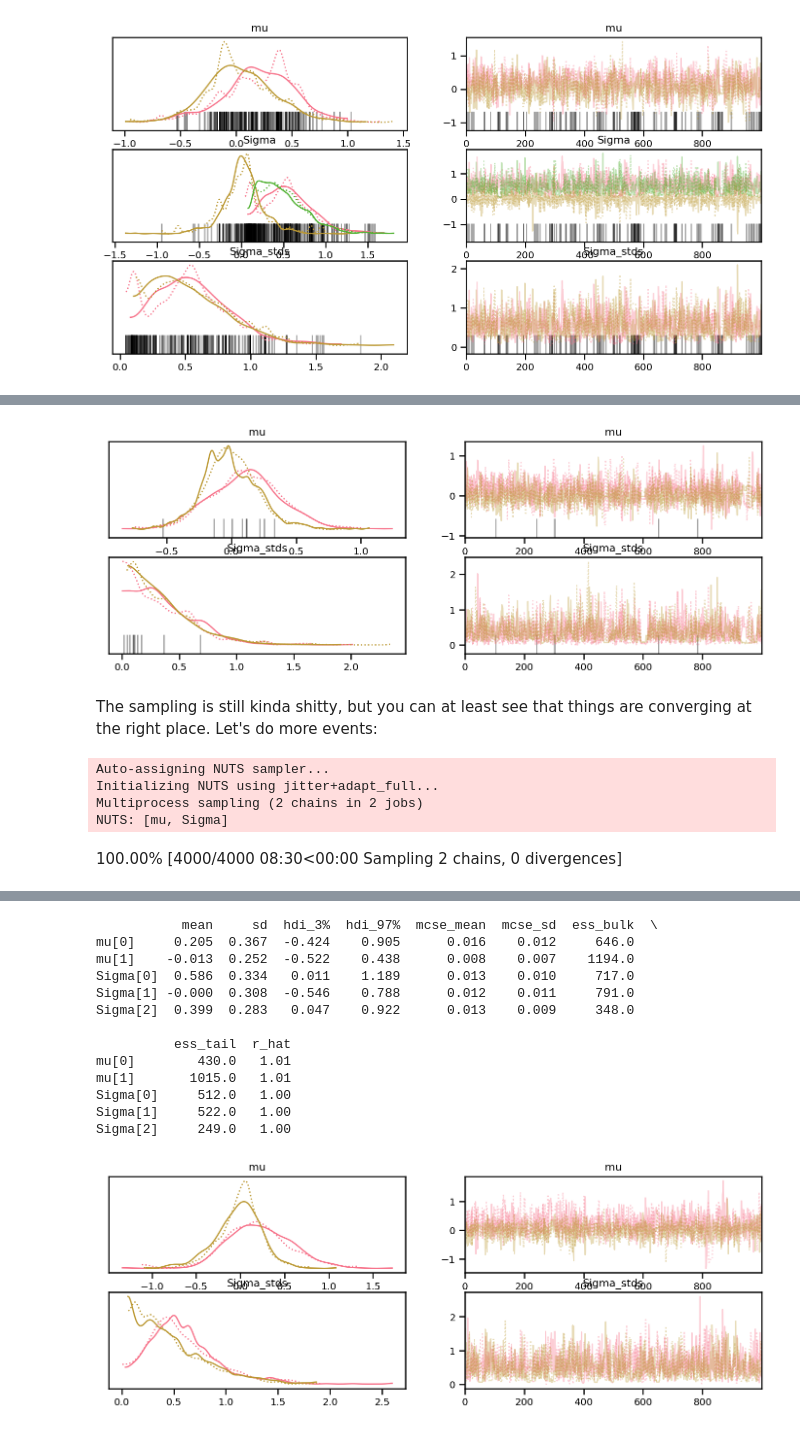
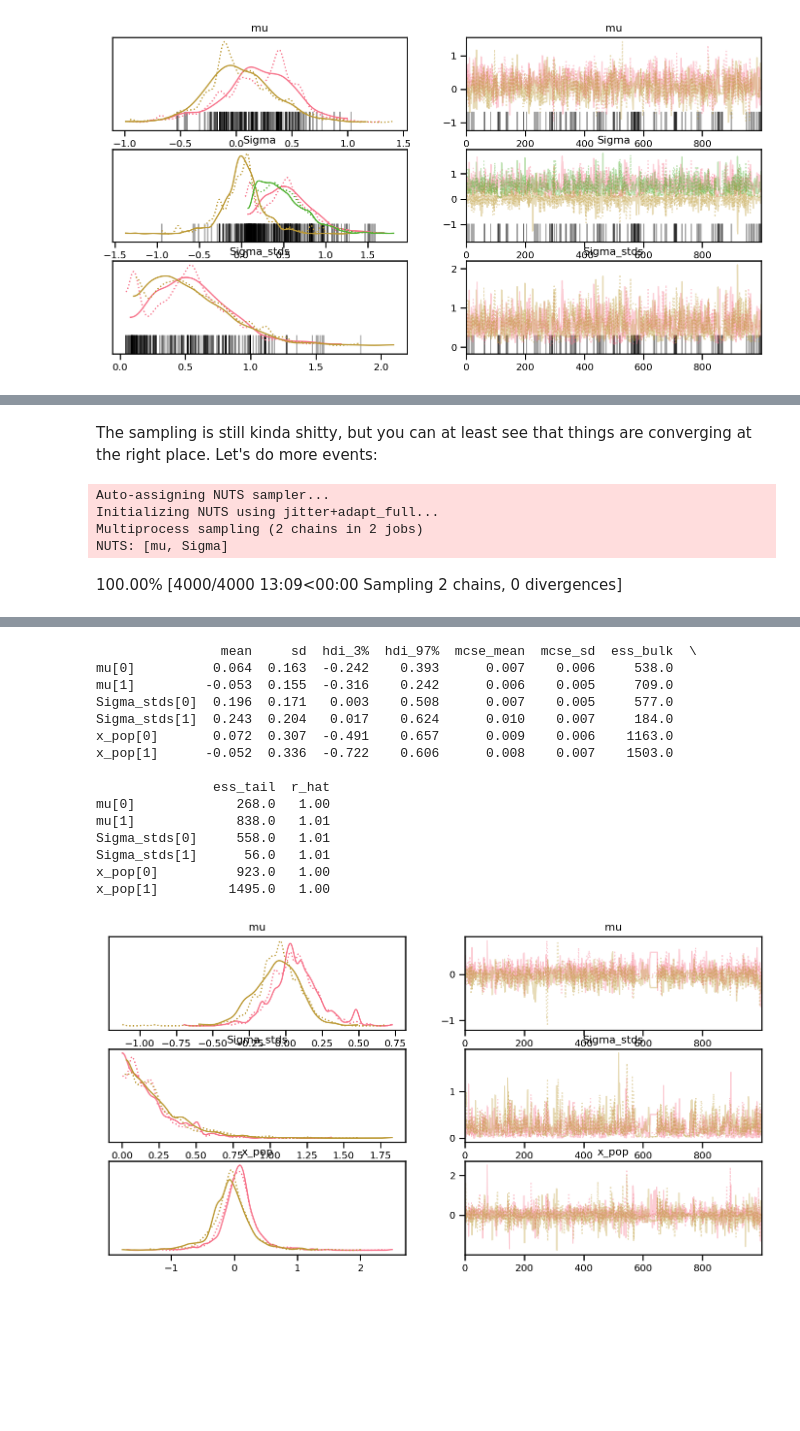
Before and after one commit to farr/HierShrinkagenD, a Jupyter notebook: Example.ipynb, the cells around one changed output, grey strips where cells are left out. Saved outputs shown, nothing was run; the diff lists cells and outputs as text; code cells hidden in the pictures; blank space fills up the shorter version.

Commit message:
Updated KDE model to store data, and make better plots.

```diff
--- a/Example.ipynb
+++ b/Example.ipynb
@@ -76,7 +77,10 @@ def draw_x_samples(Ndim, Nobs, Nsamp):
         x_samples.append(xsamp)
     x_samples = array(x_samples)
     return x_samples
-x_samples = draw_x_samples(2, 10, 100)
+Ndim = 2
+Nobs = 10
+Nsamp = 100
+x_samples = draw_x_samples(Ndim, Nobs, Nsamp)
 # %% [markdown]
 Make a cute plot of the posterior in a few of the observations:
 # %%
@@ -150,22 +156,32 @@ def make_kde_model(x_samples):
     covariances = np.mean(dev_matrix, axis=1)
     bws = covariances / nsamp**(2/(4+ndim)) # Scott's rule for the KDE bandwidth
 
+    coordinates = {
+        'observations': range(nobs),
+        'samples': range(nsamp),
+        'parameters': range(ndim),
+        'parameters2': range(ndim) # For matrices, need a unique name
+    }
+
     def event_marginal_loglike(xs, bw, mu, Sigma):
         Sigma_tot = bw + Sigma
         dist = pm.MvNormal.dist(mu=mu, cov=Sigma_tot)
         logp = pm.logp(dist, xs)
         return pm.logsumexp(logp)
 
-    with pm.Model() as model:
-        mu = pm.Normal('mu', mu=0, sigma=1, shape=(ndim,))
+    with pm.Model(coords=coordinates) as model:
+        x_samples = pm.ConstantData('x_samples', x_samples, dims=("observations", "samples", "parameters"))
+        bws = pm.ConstantData('bws', bws, dims=('observations', 'parameters', 'parameters2'))
+
+        mu = pm.Normal('mu', mu=0, sigma=1, dims="parameters")
         # The covariance matrix will be stored 'Sigma', the correlation matrix in 'Sigma_corr', and the marginal s.d. in 'Sigma_stds'
         Sigma_chol, _, _ = pm.LKJCholeskyCov('Sigma', eta=2, n=ndim, sd_dist=pm.HalfNormal.dist(sigma=1), compute_corr=True, store_in_trace=True)
 
-        Sigma = np.dot(Sigma_chol, Sigma_chol.T)
+        Sigma = pm.Deterministic('Sigma_matrix', np.dot(Sigma_chol, Sigma_chol.T), dims=("parameters", "parameters2"))
 
         # Note: map returns *two* arguments, for some reason; the second is a dictionary of updates (side effects?) to tensor variables from the function
         event_marg_loglikes, _ = aesara.map(event_marginal_loglike,
-                                           sequences=[at.as_tensor_variable(x_samples), at.as_tensor_variable(bws)],
+                                           sequences=[x_samples, bws],
                                            non_sequences=[mu, Sigma])
 
         # Convince yourself that this formula gives the log of the product of the sum of the density evaluated at the samples.
@@ -175,3 +193,18 @@ def make_kde_model(x_samples):
+# %%
+def generate_x_pop(trace):
+    xs = []
+    post = trace.posterior
+
+    Nc, Nd, Np = post.mu.shape
+
+    for c in post.chain:
+        for d in post.draw:
+            m = post.mu[c,d,:]
+            L = zeros((Np,Np))
+            L[tril_indices(Np)] = post.Sigma[c,d,:]
+
+            xs.append(m + np.dot(L, randn(Np)))
+    post["x_pop"] = xr.DataArray(array(xs).reshape(Nc, Nd, Np), dims=('chain', 'draw', 'parameters'))
 # %%
 with make_kde_model(x_samples) as kde_model:
     with warnings.catch_warnings():
@@ -207,21 +242,17 @@ Sigma[2]     147.0   1.01
-# %%
-with kde_model:
-    az.plot_trace(trace, var_names=['mu', 'Sigma_stds'])
-# %% [output]
-[figure, removed]
 # %% [markdown]
 The sampling is still kinda shitty, but you can at least see that things are converging at the right place.  Let's do more events:
 # %%
-x_samples_large = draw_x_samples(2, 100, 100)
+x_samples_large = draw_x_samples(Ndim, 10*Nobs, Nsamp)
 with make_kde_model(x_samples_large) as model_kde_large:
     with warnings.catch_warnings():
         warnings.simplefilter('ignore')
         trace_large = pm.sample(init='jitter+adapt_full')
-    print(az.summary(trace_large, var_names=['mu', 'Sigma']))
-    az.plot_trace(trace_large, var_names=['mu', 'Sigma_stds'])
+    generate_x_pop(trace_large)
+    print(az.summary(trace_large, var_names=['mu', 'Sigma_stds', 'x_pop']))
+    az.plot_trace(trace_large, var_names=['mu', 'Sigma_stds', 'x_pop'], compact=True)
 # %% [output]
 Auto-assigning NUTS sampler...
 Initializing NUTS using jitter+adapt_full...
 Multiprocess sampling (2 chains in 2 jobs)
 NUTS: [mu, Sigma]
-100.00% [4000/4000 08:30<00:00 Sampling 2 chains, 0 divergences]
+100.00% [4000/4000 13:09<00:00 Sampling 2 chains, 0 divergences]
@@ -229,15 +261,17 @@ Sampling 2 chains for 1_000 tune and 1_000 draw iterations (2_000 + 2_000 draws
 We recommend running at least 4 chains for robust computation of convergence diagnostics
-           mean     sd  hdi_3%  hdi_97%  mcse_mean  mcse_sd  ess_bulk  \
-mu[0]     0.205  0.367  -0.424    0.905      0.016    0.012     646.0
-mu[1]    -0.013  0.252  -0.522    0.438      0.008    0.007    1194.0
-Sigma[0]  0.586  0.334   0.011    1.189      0.013    0.010     717.0
-Sigma[1] -0.000  0.308  -0.546    0.788      0.012    0.011     791.0
-Sigma[2]  0.399  0.283   0.047    0.922      0.013    0.009     348.0
+                mean     sd  hdi_3%  hdi_97%  mcse_mean  mcse_sd  ess_bulk  \
+mu[0]          0.064  0.163  -0.242    0.393      0.007    0.006     538.0
+mu[1]         -0.053  0.155  -0.316    0.242      0.006    0.005     709.0
+Sigma_stds[0]  0.196  0.171   0.003    0.508      0.007    0.005     577.0
+Sigma_stds[1]  0.243  0.204   0.017    0.624      0.010    0.007     184.0
+x_pop[0]       0.072  0.307  -0.491    0.657      0.009    0.006    1163.0
+x_pop[1]      -0.052  0.336  -0.722    0.606      0.008    0.007    1503.0
 
-          ess_tail  r_hat
-mu[0]        430.0   1.01
-mu[1]       1015.0   1.01
-Sigma[0]     512.0   1.00
-Sigma[1]     522.0   1.00
-Sigma[2]     249.0   1.00
+               ess_tail  r_hat
+mu[0]             268.0   1.00
+mu[1]             838.0   1.01
+Sigma_stds[0]     558.0   1.01
+Sigma_stds[1]      56.0   1.01
+x_pop[0]          923.0   1.00
+x_pop[1]         1495.0   1.00
-[figure, old version]
+[figure, new version]
```
Also changed, not shown: parts of 13 cells of this notebook.
